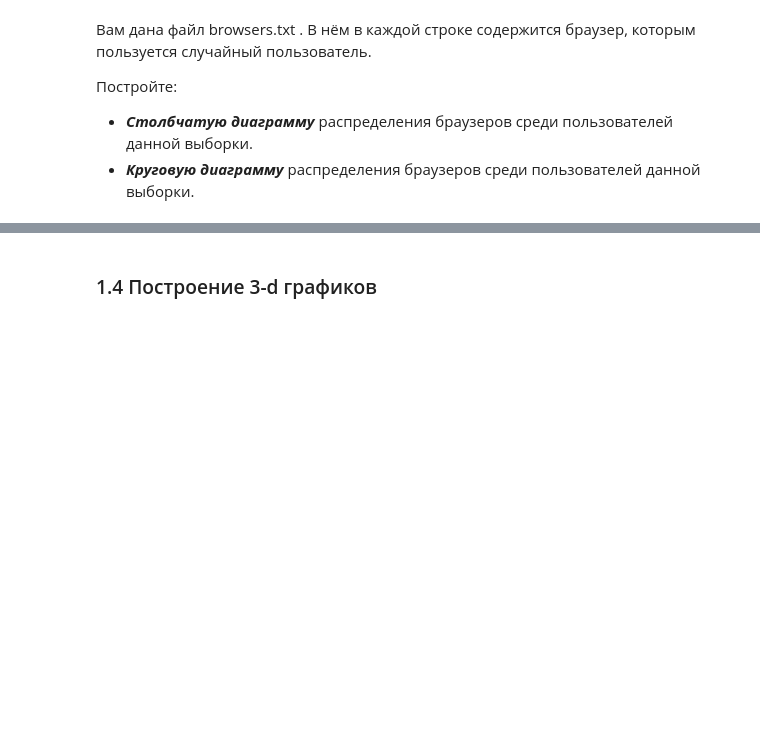
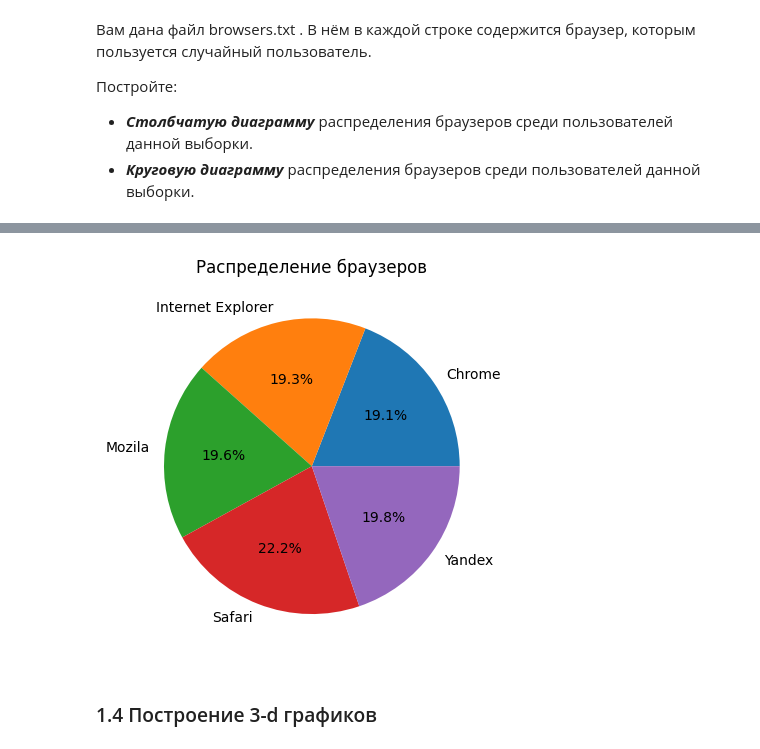
Before and after one commit to skolkovo-bba/informatics3, a Jupyter notebook: Решения/s3_lab05.ipynb, the cells around one changed output, grey strips where cells are left out. Saved outputs shown, nothing was run; the diff lists cells and outputs as text; code cells hidden in the pictures; blank space fills up the shorter version.

```diff
--- a/Решения/s3_lab05.ipynb
+++ b/Решения/s3_lab05.ipynb
@@ -199,3 +225,11 @@ plt.show()
+# %%
+a=open('browsers.csv').read().split(',')
+names,counts=np.unique(a,return_counts=True)
+plt.pie(counts,labels=names ,autopct='%1.1f%%')
+plt.title('Распределение браузеров')
+plt.show()
+# %% [output]
+[figure, added]
 # %% [markdown]
 ### 1.4 Построение 3-d графиков
 # %%
```
Also changed, not shown: parts of 28 cells of this notebook, 2 other files.
